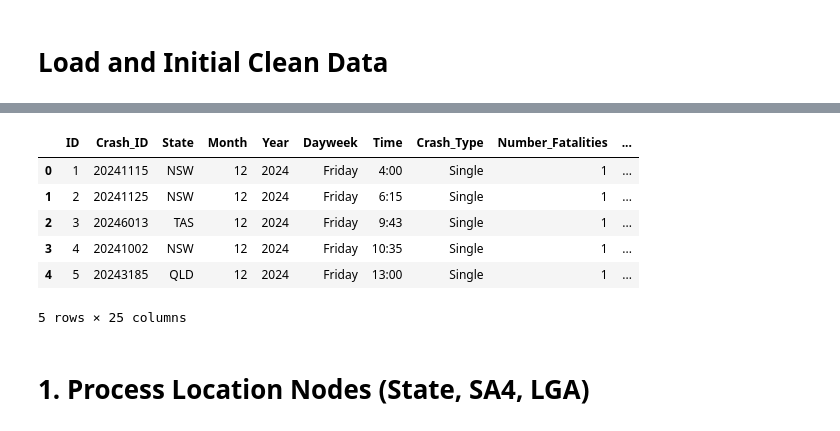
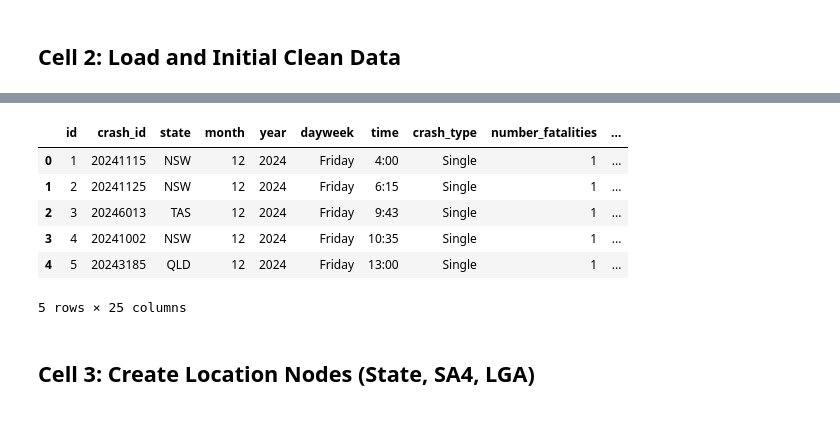
Before and after one commit to cloud9ight/neo4j-road-fatality-analysis, a Jupyter notebook: scripts/ETL_Process.ipynb, the cells around one changed output, grey strips where cells are left out. Cells and saved outputs as stored; diff of their text form; code cells hidden in the pictures.

Commit message:
update etl process and import final csvs

```diff
--- a/scripts/ETL_Process.ipynb
+++ b/scripts/ETL_Process.ipynb
@@ -29,27 +23,41 @@ Setup Complete. Configuration loaded.
 # %% [markdown]
-# Load and Initial Clean Data
+## Cell 2: Load and Initial Clean Data
 # %%
-# Function to clean column names (optional but helpful)
-def clean_col_names(df):
-    cols = df.columns
-    new_cols = []
-    for col in cols:
-        # Remove special characters, replace spaces with underscores
-        clean_col = re.sub(r'[^0-9a-zA-Z_]+', '', str(col).replace(' ', '_'))
-        new_cols.append(clean_col)
-    df.columns = new_cols
-    return df
-
-# Load the dataset
+# --- Load Raw Data ---
 try:
     df_raw = pd.read_csv(SOURCE_FILE, low_memory=False)
-    df = clean_col_names(df_raw.copy()) # Work on a copy with cleaned names
-    print(f"Loaded {len(df)} rows from {SOURCE_FILE}")
-    print("Initial DataFrame Info:")
-    df.info()
-    # Display first few rows to check
-    display(df.head())
+
+    print(f"Successfully loaded {len(df_raw)} rows from {SOURCE_FILE}")
 except FileNotFoundError:
-    print(f"ERROR: Source file not found at {SOURCE_FILE}")
-    # Stop execution or handle error appropriately
+    print(f"ERROR: Source file not found at {SOURCE_FILE}. Please check the path.")
+    # Stop execution if file not found
+    raise
+
+# --- Define Column Cleaning Function ---
+# This function standardizes column names: lowercase, replaces non-alphanumeric with underscore
+def clean_col_name(col_name):
+    col_name = str(col_name)
+    col_name = col_name.replace(' (', '_').replace(') ', '_').replace(' ', '_')
+    clean_name = re.sub(r'[^a-zA-Z0-9_]+', '', col_name).lower()
+    clean_name = clean_name.strip('_')
+    return clean_name
+
+# --- Apply Cleaning and Inspect ---
+df = df_raw.copy() # Work on a copy
+original_columns = df.columns.tolist()
+df.columns = [clean_col_name(col) for col in df.columns]
+cleaned_columns = df.columns.tolist()
+
+print("--- Column Name Cleaning ---")
+print("Original -> Cleaned:")
+for orig, clean in zip(original_columns, cleaned_columns):
+    if orig != clean:
+        print(f"'{orig}' -> '{clean}'")
+    else:
+        print(f"'{orig}' -> (no change)")
+
+print("\n--- DataFrame Info After Cleaning ---")
+df.info()
+print("\n--- First 5 Rows After Cleaning ---")
+display(df.head())
 # %% [output]
@@ -73,4 +81,4 @@ memory usage: 2.0+ MB
-|  | ID | Crash_ID | State | Month | Year | Dayweek | Time | Crash_Type | Number_Fatalities | ... |
+|  | id | crash_id | state | month | year | dayweek | time | crash_type | number_fatalities | ... |
 | 0 | 1 | 20241115 | NSW | 12 | 2024 | Friday | 4:00 | Single | 1 | ... |
 | 1 | 2 | 20241125 | NSW | 12 | 2024 | Friday | 6:15 | Single | 1 | ... |
 | 2 | 3 | 20246013 | TAS | 12 | 2024 | Friday | 9:43 | Single | 1 | ... |
@@ -78,5 +86,5 @@ memory usage: 2.0+ MB
 | 4 | 5 | 20243185 | QLD | 12 | 2024 | Friday | 13:00 | Single | 1 | ... |
 5 rows × 25 columns
 # %% [markdown]
-# 1. Process Location Nodes (State, SA4, LGA)
+## Cell 3: Create Location Nodes (State, SA4, LGA)
 # %%
```
Also changed, not shown: parts of 18 cells of this notebook, 24 other files.
